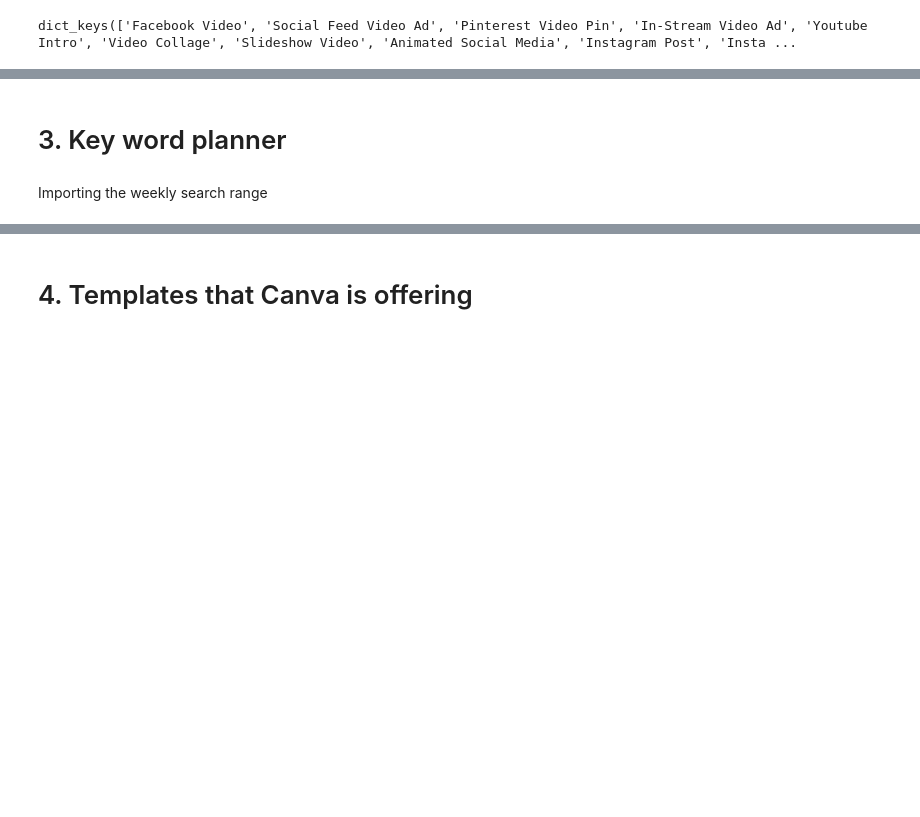
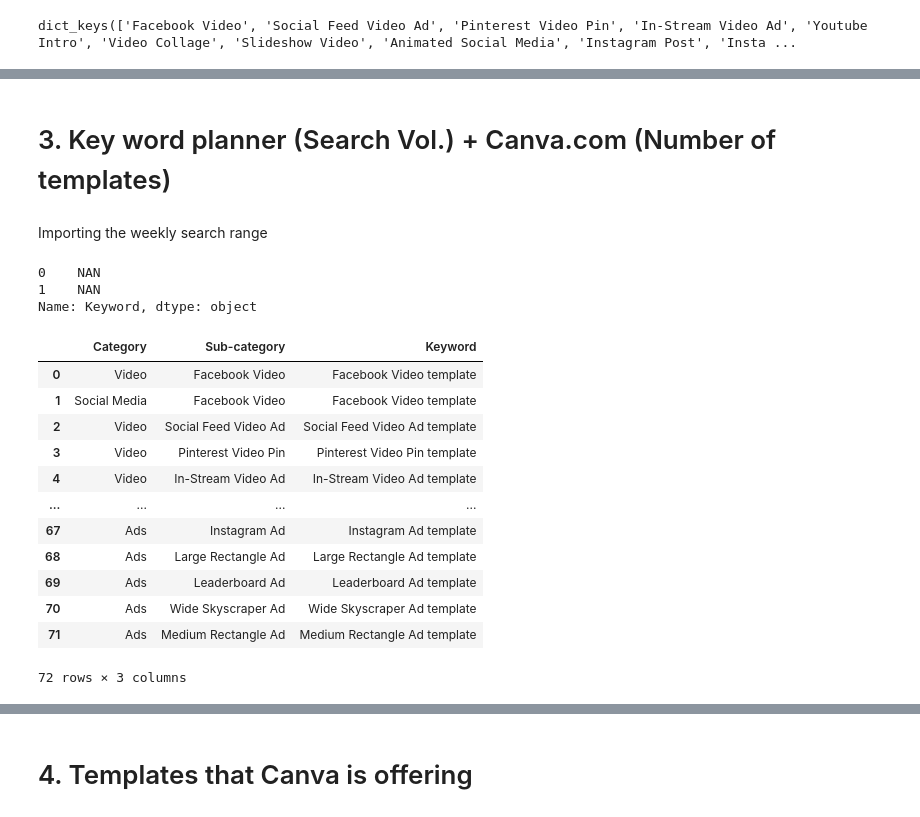
Before and after one commit to pepenunez/product-analytics, a Jupyter notebook: data-gathering-Copy1.ipynb, the cells around one changed output, grey strips where cells are left out. Drawn from its saved outputs; the diff is of its cells as text; code cells hidden in the pictures; blank space fills up the shorter version.

Commit message:
Refactor data gathering

```diff
--- a/data-gathering-Copy1.ipynb
+++ b/data-gathering-Copy1.ipynb
@@ -114,4 +135,4 @@ sub_dic['Facebook Video'].head()
 # %% [markdown]
-# 3. Key word planner
+# 3. Key word planner (Search Vol.) + Canva.com (Number of templates)
 # %% [markdown]
 Importing the weekly search range
@@ -143,0 +139,29 @@ adgroup_estimate_requests = [{
+# %%
+# Prepare DataFrame for search vol addition
+cats_clean = pd.DataFrame(columns=['Category', 'Sub-category', 'Keyword'])
+
+for sub in clean_list:
+    cats_temp = cats[cats["Sub-category"] == sub].assign(Keyword=sub_dic[sub]["Keyword"])
+    cats_clean = pd.concat([cats_clean, cats_temp])
+
+cats_clean = cats_clean.reset_index(drop=True)
+# %% [output]
+0    NAN
+1    NAN
+Name: Keyword, dtype: object
+# %%
+cats_clean
+# %% [output]
+|  | Category | Sub-category | Keyword |
+| 0 | Video | Facebook Video | Facebook Video template |
+| 1 | Social Media | Facebook Video | Facebook Video template |
+| 2 | Video | Social Feed Video Ad | Social Feed Video Ad template |
+| 3 | Video | Pinterest Video Pin | Pinterest Video Pin template |
+| 4 | Video | In-Stream Video Ad | In-Stream Video Ad template |
+| ... | ... | ... | ... |
+| 67 | Ads | Instagram Ad | Instagram Ad template |
+| 68 | Ads | Large Rectangle Ad | Large Rectangle Ad template |
+| 69 | Ads | Leaderboard Ad | Leaderboard Ad template |
+| 70 | Ads | Wide Skyscraper Ad | Wide Skyscraper Ad template |
+| 71 | Ads | Medium Rectangle Ad | Medium Rectangle Ad template |
+72 rows × 3 columns
```
Also changed, not shown: parts of 11 cells of this notebook, 3 other files.
